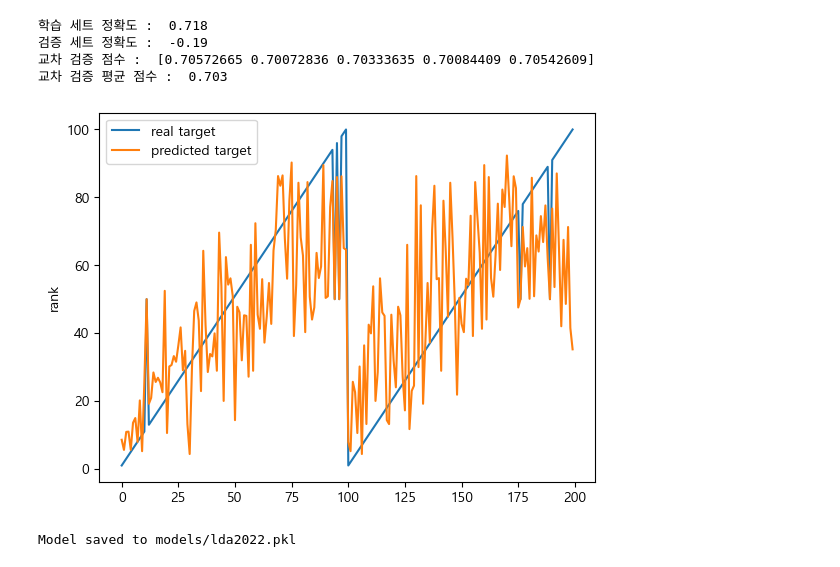
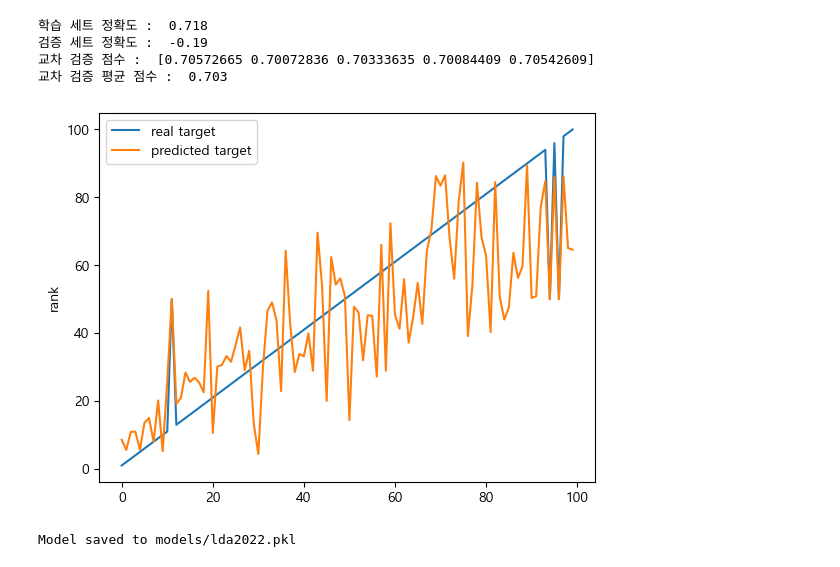
Before and after one commit to CG05/BillboardAnalitics, a Jupyter notebook: modelingdy2022.ipynb, the cells around one changed output. Drawn from its saved outputs; the diff is of its cells as text; code cells hidden in the pictures.

```diff
--- a/modelingdy2022.ipynb
+++ b/modelingdy2022.ipynb
@@ -459,15 +459,15 @@ print('교차 검증 평균 점수 : ', round(cross_val_scores.mean(), 3))
 교차 검증 점수 :  [0.70572665 0.70072836 0.70333635 0.70084409 0.70542609]
 교차 검증 평균 점수 :  0.703
 # %%
-number_of_sample = 200
+number_of_sample = 100
 
 plt.plot(range(number_of_sample), y_test[:number_of_sample], label='real target')
 plt.plot(range(number_of_sample), y_predicted[:number_of_sample], label='predicted target')
 plt.ylabel('rank')
 plt.legend()
 plt.show()
 # %% [output]
-[figure, old version]
+[figure, new version]
 # %%
 import pickle
 import os
```
Also changed, not shown: parts of 2 cells of this notebook, 21 other files.
